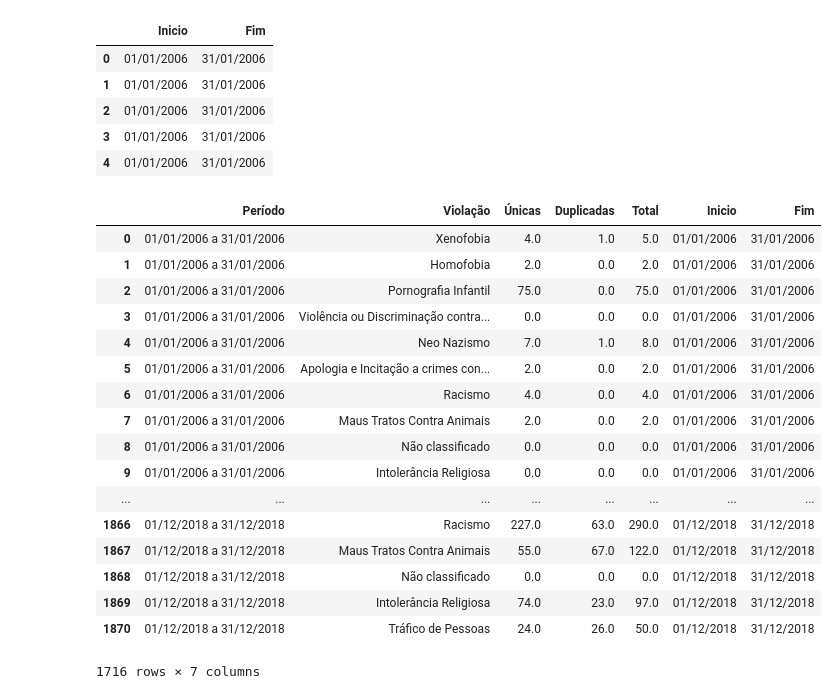
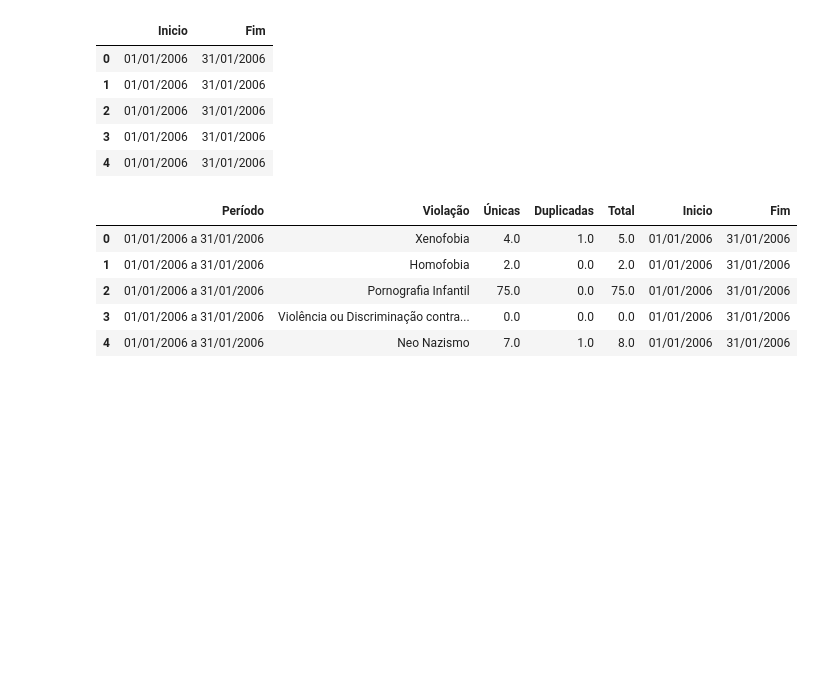
Before and after one commit to DeixeViver/eko-dados, a Jupyter notebook: Notebooks/explorando_indicadores_cnd.ipynb, the cells around one changed output. Drawn from its saved outputs; the diff is of its cells as text; code cells hidden in the pictures; blank space fills up the shorter version.

```diff
--- a/Notebooks/explorando_indicadores_cnd.ipynb
+++ b/Notebooks/explorando_indicadores_cnd.ipynb
@@ -194,22 +194,11 @@ periodo_separado.head()
 | 4 | 01/01/2006 | 31/01/2006 |
 # %%
 cnd_violacao = cnd_violacao.join(periodo_separado)
+cnd_violacao.head()
 # %% [output]
 |  | Período | Violação | Únicas | Duplicadas | Total | Inicio | Fim |
 | 0 | 01/01/2006 a 31/01/2006 | Xenofobia | 4.0 | 1.0 | 5.0 | 01/01/2006 | 31/01/2006 |
 | 1 | 01/01/2006 a 31/01/2006 | Homofobia | 2.0 | 0.0 | 2.0 | 01/01/2006 | 31/01/2006 |
 | 2 | 01/01/2006 a 31/01/2006 | Pornografia Infantil | 75.0 | 0.0 | 75.0 | 01/01/2006 | 31/01/2006 |
 | 3 | 01/01/2006 a 31/01/2006 | Violência ou Discriminação contra... | 0.0 | 0.0 | 0.0 | 01/01/2006 | 31/01/2006 |
 | 4 | 01/01/2006 a 31/01/2006 | Neo Nazismo | 7.0 | 1.0 | 8.0 | 01/01/2006 | 31/01/2006 |
-| 5 | 01/01/2006 a 31/01/2006 | Apologia e Incitação a crimes con... | 2.0 | 0.0 | 2.0 | 01/01/2006 | 31/01/2006 |
-| 6 | 01/01/2006 a 31/01/2006 | Racismo | 4.0 | 0.0 | 4.0 | 01/01/2006 | 31/01/2006 |
-| 7 | 01/01/2006 a 31/01/2006 | Maus Tratos Contra Animais | 2.0 | 0.0 | 2.0 | 01/01/2006 | 31/01/2006 |
-| 8 | 01/01/2006 a 31/01/2006 | Não classificado | 0.0 | 0.0 | 0.0 | 01/01/2006 | 31/01/2006 |
-| 9 | 01/01/2006 a 31/01/2006 | Intolerância Religiosa | 0.0 | 0.0 | 0.0 | 01/01/2006 | 31/01/2006 |
-| ... | ... | ... | ... | ... | ... | ... | ... |
-| 1866 | 01/12/2018 a 31/12/2018 | Racismo | 227.0 | 63.0 | 290.0 | 01/12/2018 | 31/12/2018 |
-| 1867 | 01/12/2018 a 31/12/2018 | Maus Tratos Contra Animais | 55.0 | 67.0 | 122.0 | 01/12/2018 | 31/12/2018 |
-| 1868 | 01/12/2018 a 31/12/2018 | Não classificado | 0.0 | 0.0 | 0.0 | 01/12/2018 | 31/12/2018 |
-| 1869 | 01/12/2018 a 31/12/2018 | Intolerância Religiosa | 74.0 | 23.0 | 97.0 | 01/12/2018 | 31/12/2018 |
-| 1870 | 01/12/2018 a 31/12/2018 | Tráfico de Pessoas | 24.0 | 26.0 | 50.0 | 01/12/2018 | 31/12/2018 |
-1716 rows × 7 columns
```
Also changed, not shown: parts of 13 cells of this notebook.
